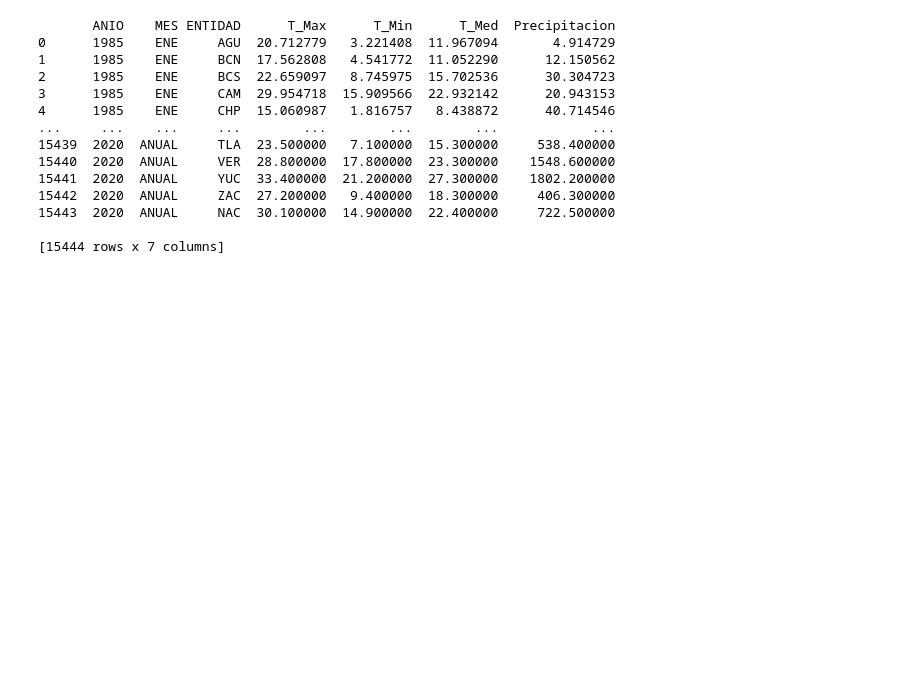
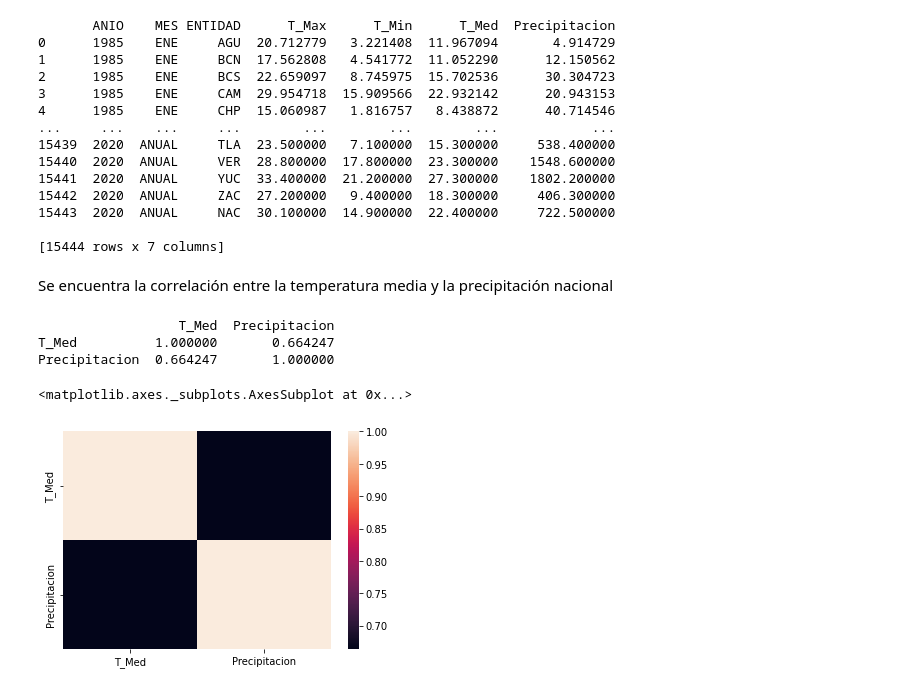
Before and after one commit to AdrianDiazGaxiola/Proyecto-Final, a Jupyter notebook: Precipitación.ipynb, the cells around one changed output. Cells and saved outputs as stored; diff of their text form; code cells hidden in the pictures; blank space fills up the shorter version.

Commit message:
Se ha agregado una función para encontrar la correlación entre la temperatura media y la precipitación, y crear un modelo de regresión linear para esta

```diff
--- a/Precipitación.ipynb
+++ b/Precipitación.ipynb
@@ -58,7 +75,7 @@ print (prec_por_entidad['NAC'].head())
 # %% [markdown]
 Se crea un dataframe con todos los datos de precipitación
 # %%
-df_completo = pd.DataFrame(columns=["ANIO", "MES", "ENTIDAD", "Precipitacion Media"])
+df_completo = pd.DataFrame(columns=["ANIO", "MES", "ENTIDAD", "Precipitacion"])
 
 #Se guardan las abreviaturas de los estados en una lista
 estados_abv = ['AGU', 'BCN', 'BCS', 'CAM', 'CHP', 'CHH', 'CMX', 'COA', 'COL', 'DUR', 'GUA', 'GRO', 'HID', 'JAL', 'MEX', 'MIC', 'MOR', 'NAY', 'NLE', 'OAX', 'PUE', 'QUE', 'ROO', 'SLP', 'SIN', 'SON', 'TAB', 'TAM', 'TLA', 'VER', 'YUC', 'ZAC', 'NAC']
@@ -79,7 +96,7 @@ for i in range(1985, 2021):
       lluvia = df.at[m, j]
 
       #Se adjuntan al dataframe con los datos completos el año, mes, entidad y precipitación media correspondientes
-      df_completo = df_completo.append({"ANIO": i, "MES": j, "ENTIDAD": k, "Precipitacion Media": lluvia}, ignore_index=True)
+      df_completo = df_completo.append({"ANIO": i, "MES": j, "ENTIDAD": k, "Precipitacion": lluvia}, ignore_index=True)
 
       m += 1
 
@@ -103,7 +120,7 @@ print (df_completo)
 Se combinan en un dataframe los datos de temperaturas con los datos de precipitación
 # %%
 #Se guarda la columna correspondiente a la precipitación media del dataframe creado en la función anterior en una lista, para adjuntarla al dataframe con las temperaturas
-lluvias = df_completo['Precipitacion Media'].tolist()
+lluvias = df_completo['Precipitacion'].tolist()
 
 df = temperaturas
 #Se adjunta la columna con los datos de precipitación media
@@ -125,3 +142,23 @@ print(df)
 15443  2020  ANUAL     NAC  30.100000  14.900000  22.400000     722.500000
 
 [15444 rows x 7 columns]
+# %% [markdown]
+Se encuentra la correlación entre la temperatura media y la precipitación nacional
+# %%
+df1 = df[['ANIO', 'MES', 'ENTIDAD', 'T_Med', 'Precipitacion']]
+
+df1 = df1[df1['MES']!='ANUAL']
+df1 = df1[df1['ENTIDAD']=='NAC']
+df1 = df1.drop(columns={'ENTIDAD'})
+df1 = df1.set_index('ANIO', drop = True)
+
+c = df1.corr()
+print(c)
+
+sns.heatmap(c)
+# %% [output]
+                  T_Med  Precipitacion
+T_Med          1.000000       0.664247
+Precipitacion  0.664247       1.000000
+<matplotlib.axes._subplots.AxesSubplot at 0x...>
+[figure, added]
```
Also changed, not shown: parts of 6 cells of this notebook.
